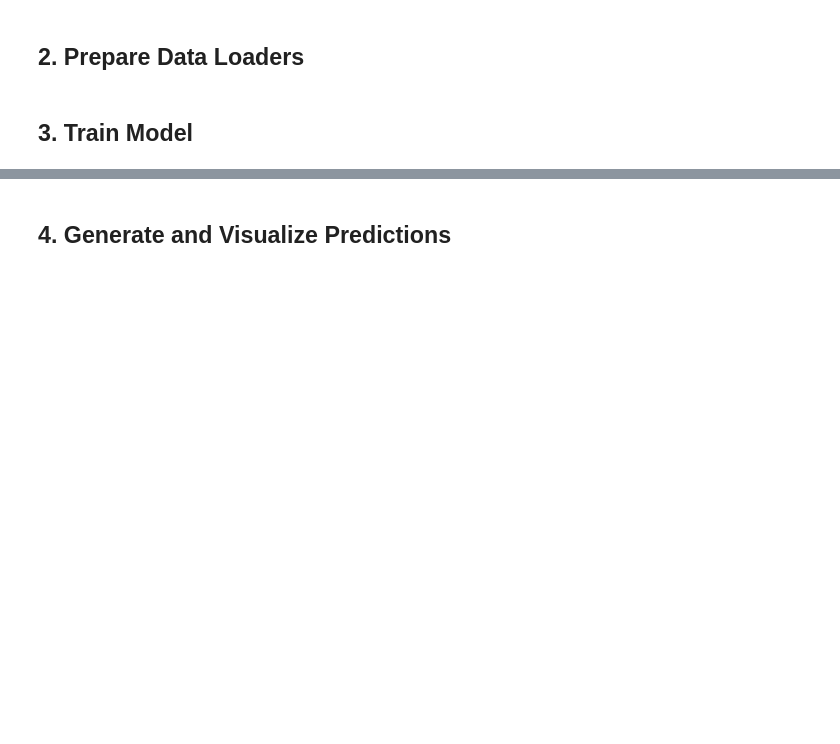
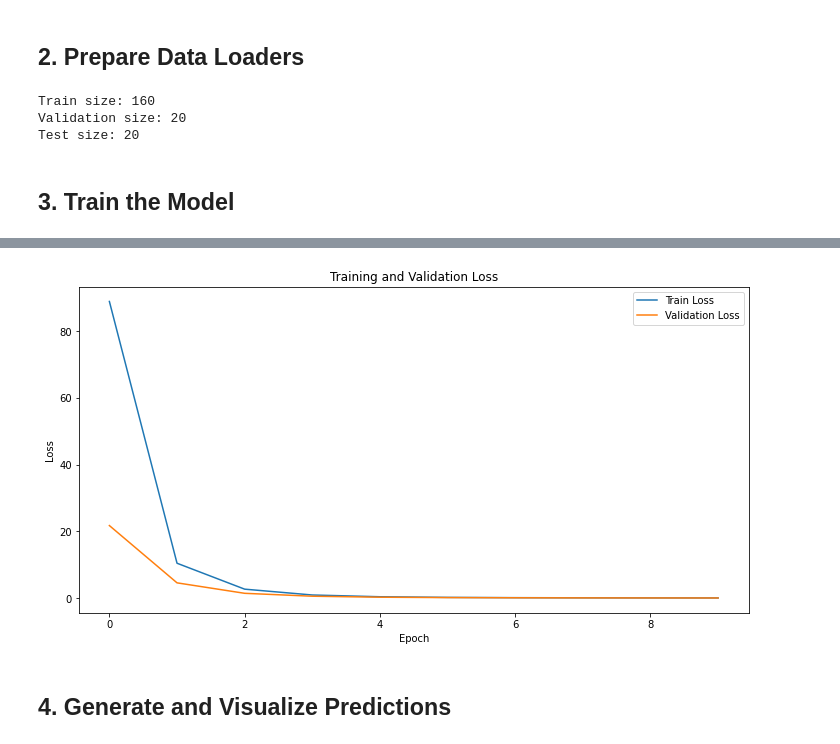
Before and after one commit to HenryWang22559/lorenz_lstm_prediction, a Jupyter notebook: notebooks/lorenz_lstm_demo.ipynb, the cells around one changed output, grey strips where cells are left out. Drawn from its saved outputs; the diff is of its cells as text; code cells hidden in the pictures; blank space fills up the shorter version.

```diff
--- a/notebooks/lorenz_lstm_demo.ipynb
+++ b/notebooks/lorenz_lstm_demo.ipynb
@@ -39,13 +36,41 @@ train_loader, val_loader, test_loader = prepare_data_loaders(
+# %%
+sequence_length = 10
+batch_size = 500
+
+train_loader, val_loader, test_loader = prepare_sequence_data_loaders(
+    lorenz_data, sequence_length, batch_size, train_split=0.8, val_split=0.1
+)
+
+train_size = int(len(lorenz_data) * 0.8)
+val_size = int(len(lorenz_data) * 0.1)
+test_size = int(len(lorenz_data) * 0.1)
+
+print(f"Train size: {train_size}")
+print(f"Validation size: {val_size}")
+print(f"Test size: {test_size}")
+# %%
+train_size = int(len(lorenz_data) * 0.8)
+val_size = int(len(lorenz_data) * 0.1)
+test_size = int(len(lorenz_data) * 0.1)
+
+print(f"Train size: {train_size}")
+print(f"Validation size: {val_size}")
+print(f"Test size: {test_size}")
+# %% [output]
+Train size: 160
+Validation size: 20
+Test size: 20
 # %% [markdown]
-## 3. Train Model
+## 3. Train the Model
 # %%
 # Initialize model
 device = 'cuda' if torch.cuda.is_available() else 'cpu'
 model = LorenzLSTM().to(device)
 
 # Train
-num_epochs = 70
+num_epochs = 10
 history = train_model(model, train_loader, val_loader, num_epochs, device=device)
 
 # Plot training history
 plot_training_history(history)
+# %% [output]
@@ -52,3 +87,4 @@ plot_training_history(history)
+[figure, added]
 # %% [markdown]
 ## 4. Generate and Visualize Predictions
 # %%
```
Also changed, not shown: parts of 4 cells of this notebook.
